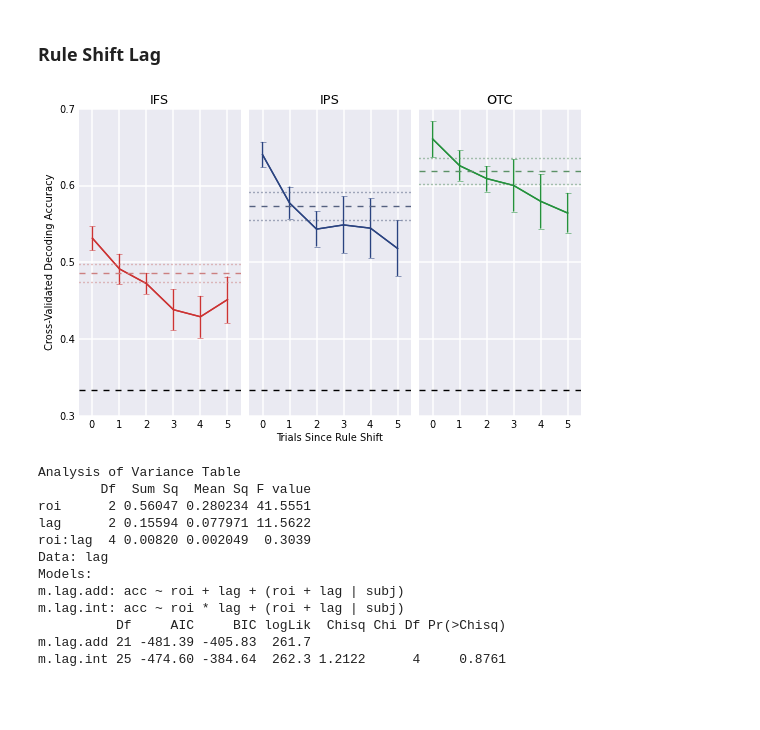
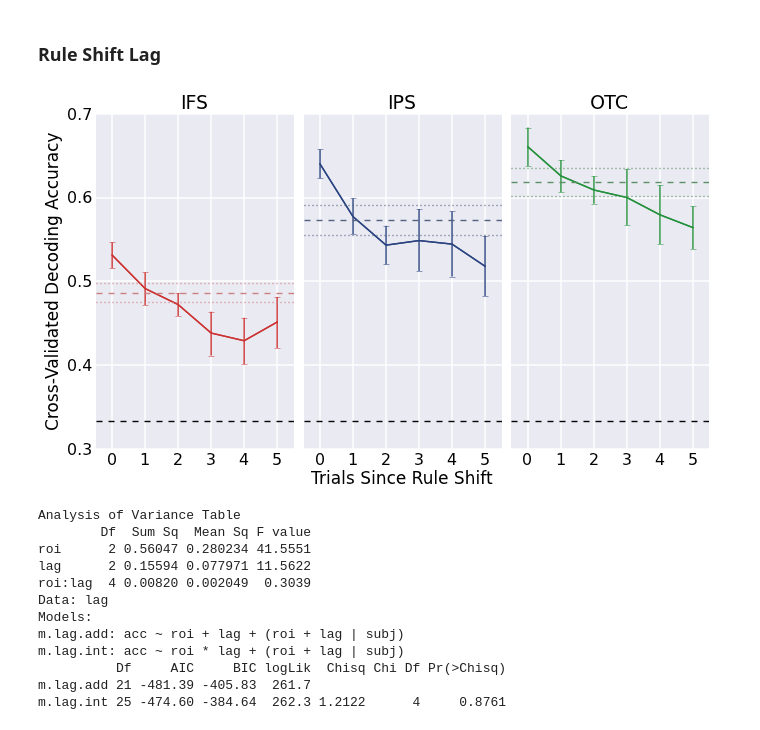
Before and after one commit to WagnerLabPapers/Waskom_JNeurosci_2014, a Jupyter notebook: MAD_Lunch.ipynb, the cells around one changed output. Saved outputs shown, nothing was run; the diff lists cells and outputs as text; code cells hidden in the pictures; blank space fills up the shorter version.

```diff
--- a/MAD_Lunch.ipynb
+++ b/MAD_Lunch.ipynb
@@ -23,8 +25,8 @@ pd.set_option('display.precision', 4)
 Welcome to pylab, a matplotlib-based Python environment [backend: module://IPython.zmq.pylab.backend_inline].
 For more information, type 'help(pylab)'.
 # %%
-from IPython.parallel import Client
-dv = Client()[:]
+#from IPython.parallel import Client
+dv = None
 # %%
 def save_figure(fig, figname):
     fig.savefig("/Users/mwaskom/Dropbox/Talks/mad_lunch_2013/figures/%s.pdf" % figname, bbox_inches="tight")
@@ -824,16 +874,0 @@ Signif. codes:  0 '***' 0.001 '**' 0.01 '*' 0.05 '.' 0.1 ' ' 1
-# %%
-rt_lf = []
-shift_lf = []
-subj_lf = []
-for s, df_i in behav_clean_df.groupby("subj"):
-    df_first = df_i[df_i["block_pos"] == 0]
-    rts = df_first["rt"]
-    rt_lf.append(rts)
-    shift = (df_first["dim_shift"] + 2 * df_first["dim_stay"]) - 1
-    shift_lf.append(shift)
-    subj_lf.append(np.repeat(s, len(df_first)))
-rt_lf = np.concatenate(rt_lf)
-shift_lf = np.concatenate(shift_lf)
-subj_lf = np.concatenate(subj_lf)
-shift_behav_df = pd.DataFrame(dict(rt=rt_lf, subj=subj_lf, shift=shift_lf))
-shift_behav = moss.df_to_struct(shift_behav_df)
@@ -876,31 +885,36 @@ for roi, mask in zip(post_rois, post_masks):
     lag_accs[roi] = np.array([a[:6] for a in accs])
     peak_accs[roi] = mvpa.decode_group(ds, model, dv=dv)
 # %%
-f, ax_list = subplots(1, 3, figsize=(9, 5.5))
+f, ax_list = subplots(1, 3, figsize=(11, 6))
+for i, roi in enumerate(post_rois):
+    ax = ax_list[i]
+    ax.set_ylim(.3, .7)
+    ax.set_yticks(linspace(.3, .7, 5))
+    ax.set_title(roi)
+    ax.set_xlim(-.5, 5.5)
+    ax.set_xticks(arange(6))
+    ax.plot(ax.get_xlim(), [1./3, 1./3], "k--")
+    if i:
+        ax.set_yticklabels([])
+    else:
+        ax.set_ylabel("Cross-Validated Decoding Accuracy")
+    if i == 1:
+        ax.set_xlabel("Trials Since Rule Shift")
+subplots_adjust(wspace=.05)
+save_figure(f, "rule_shifting_axes")
+
 for i, roi in enumerate(post_rois):
     ax = ax_list[i]
     color = roi_colors[roi]
     sns.tsplot(range(6), lag_accs[roi], err_style=["ci_bars"], color=color, ax=ax)
     peak_boots = moss.bootstrap(peak_accs[roi])
     peak_ci = moss.percentiles(peak_boots, [16, 84])
     ax.axhline(peak_boots.mean(), c=sns.desaturate(color, .5), ls="--")
     for bound in peak_ci:
         ax.axhline(bound, c=sns.desaturate(color, .5), ls=":")
-    ax.set_ylim(.3, .7)
-    ax.set_yticks(linspace(.3, .7, 5))
-    ax.set_title(roi)
-    ax.set_xlim(-.5, 5.5)
-    ax.plot(ax.get_xlim(), [1./3, 1./3], "k--")
-    if i:
-        ax.set_yticklabels([])
-    else:
-        ax.set_ylabel("Cross-Validated Decoding Accuracy")
-    if i == 1:
-        ax.set_xlabel("Trials Since Rule Shift")
-subplots_adjust(wspace=.05)
 save_figure(f, "rule_shifting")
 # %% [output]
-[figure, old version]
+[figure, new version]
 # %%
 subj_lf = tile(repeat(subjects, 6), 3)
 roi_lf = repeat(post_rois, 15 * 6)
```
Also changed, not shown: parts of 44 cells of this notebook.
